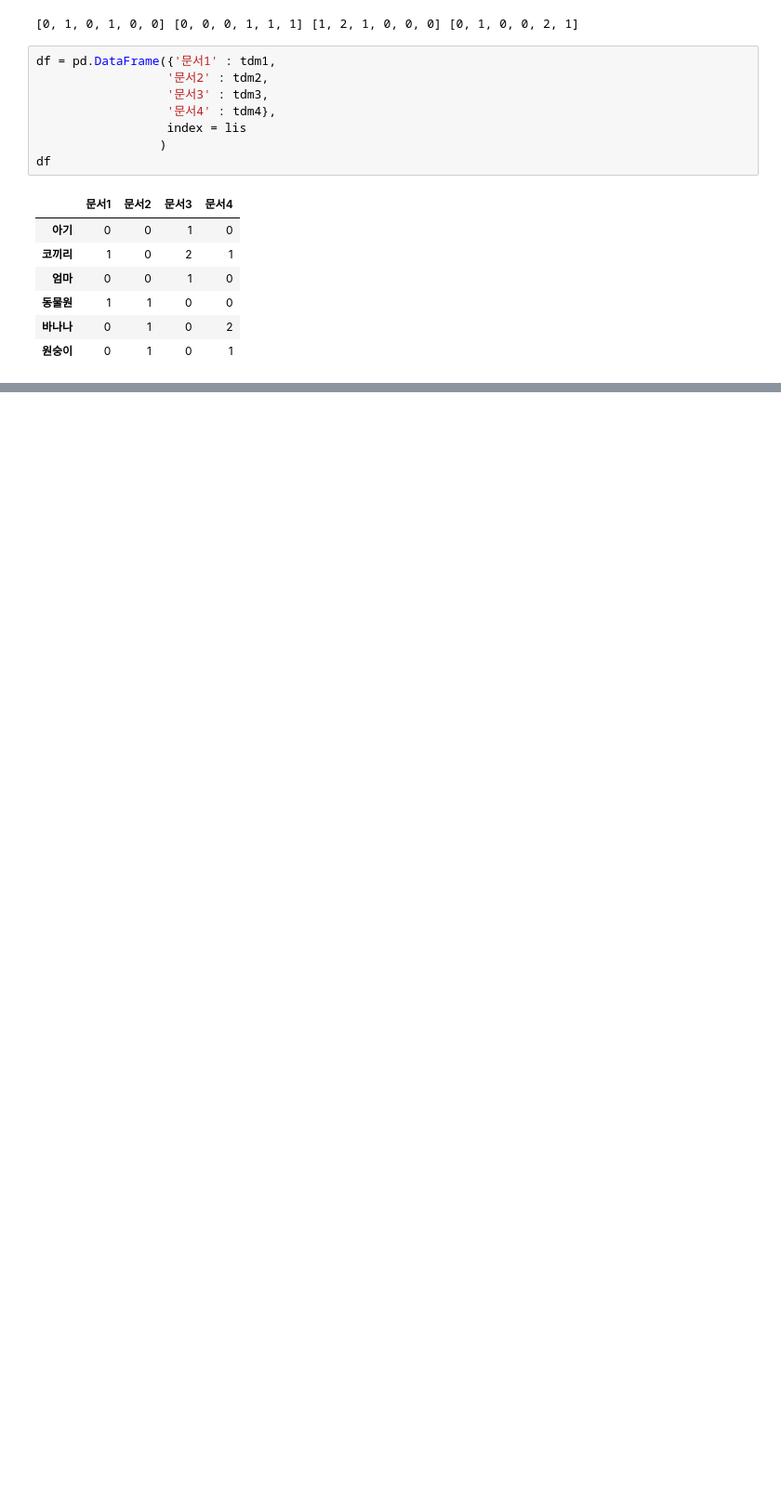
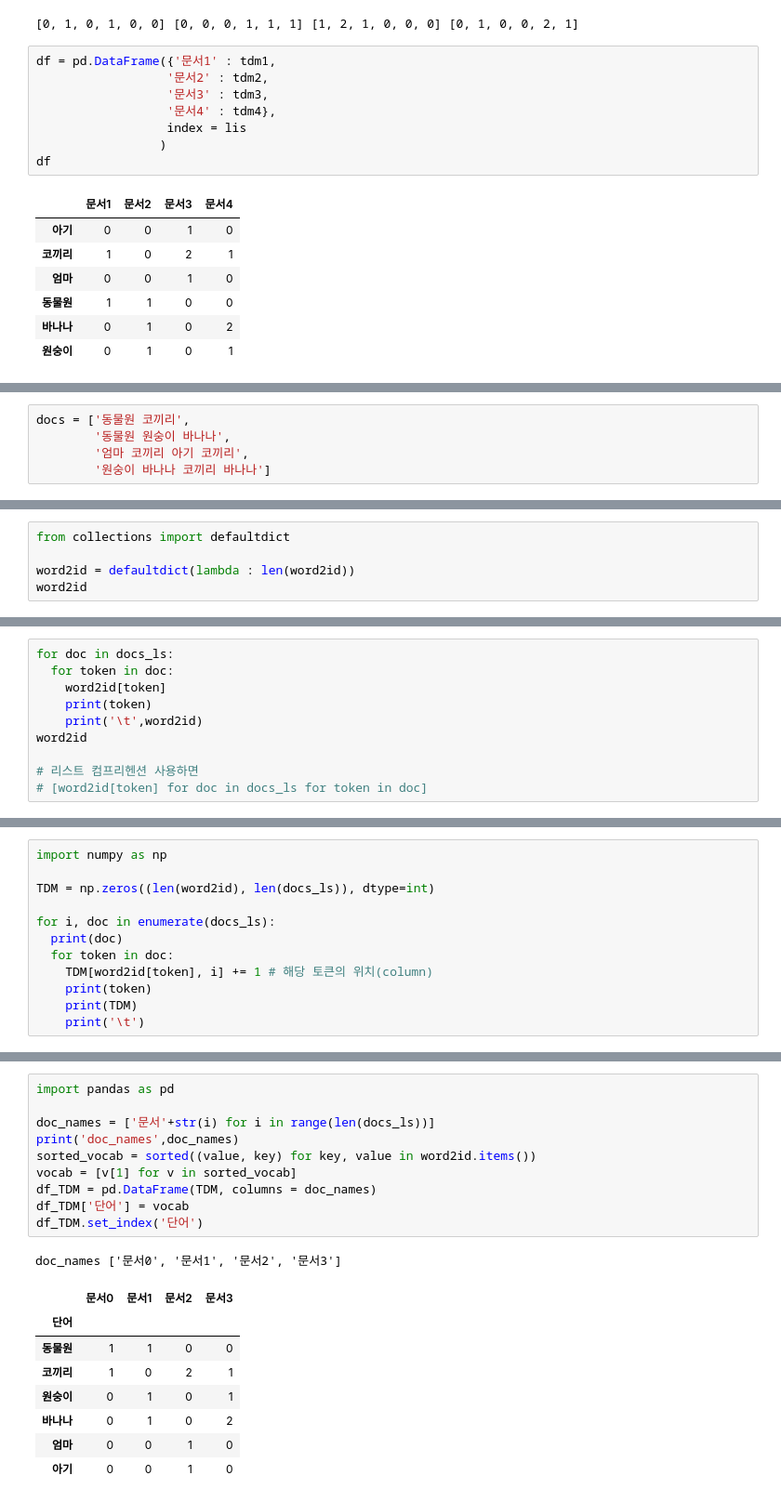
Before and after one commit to Sunnn-y/NaturalLanguageProcessing, a Jupyter notebook: 20231013_단어의표현_실습(BoW,_TDM).ipynb, the cells around one changed output, grey strips where cells are left out. Shown at 93% size. Drawn from its saved outputs; the diff is of its cells as text; blank space fills up the shorter version.

Commit message:
TDM numpy, sklearn으로 구현하는 방식 추가

```diff
--- a/20231013_단어의표현_실습(BoW,_TDM).ipynb
+++ b/20231013_단어의표현_실습(BoW,_TDM).ipynb
@@ -230,0 +233,5 @@ df
+# %%
+docs = ['동물원 코끼리',
+        '동물원 원숭이 바나나',
+        '엄마 코끼리 아기 코끼리',
+        '원숭이 바나나 코끼리 바나나']
@@ -230,0 +258,5 @@ df
+# %%
+from collections import defaultdict
+
+word2id = defaultdict(lambda : len(word2id))
+word2id
@@ -230,0 +267,10 @@ df
+# %%
+for doc in docs_ls:
+  for token in doc:
+    word2id[token]
+    print(token)
+    print('\t',word2id)
+word2id
+
+# 리스트 컴프리헨션 사용하면
+# [word2id[token] for doc in docs_ls for token in doc]
@@ -230,0 +297,12 @@ df
+# %%
+import numpy as np
+
+TDM = np.zeros((len(word2id), len(docs_ls)), dtype=int)
+
+for i, doc in enumerate(docs_ls):
+  print(doc)
+  for token in doc:
+    TDM[word2id[token], i] += 1 # 해당 토큰의 위치(column)
+    print(token)
+    print(TDM)
+    print('\t')
@@ -230,0 +337,20 @@ df
+# %%
+import pandas as pd
+
+doc_names = ['문서'+str(i) for i in range(len(docs_ls))]
+print('doc_names',doc_names)
+sorted_vocab = sorted((value, key) for key, value in word2id.items())
+vocab = [v[1] for v in sorted_vocab]
+df_TDM = pd.DataFrame(TDM, columns = doc_names)
+df_TDM['단어'] = vocab
+df_TDM.set_index('단어')
+# %% [output]
+doc_names ['문서0', '문서1', '문서2', '문서3']
+|  | 문서0 | 문서1 | 문서2 | 문서3 |
+| 단어 |  |  |  |  |
+| 동물원 | 1 | 1 | 0 | 0 |
+| 코끼리 | 1 | 0 | 2 | 1 |
+| 원숭이 | 0 | 1 | 0 | 1 |
+| 바나나 | 0 | 1 | 0 | 2 |
+| 엄마 | 0 | 0 | 1 | 0 |
+| 아기 | 0 | 0 | 1 | 0 |
```
Also changed, not shown: parts of 14 cells of this notebook.
